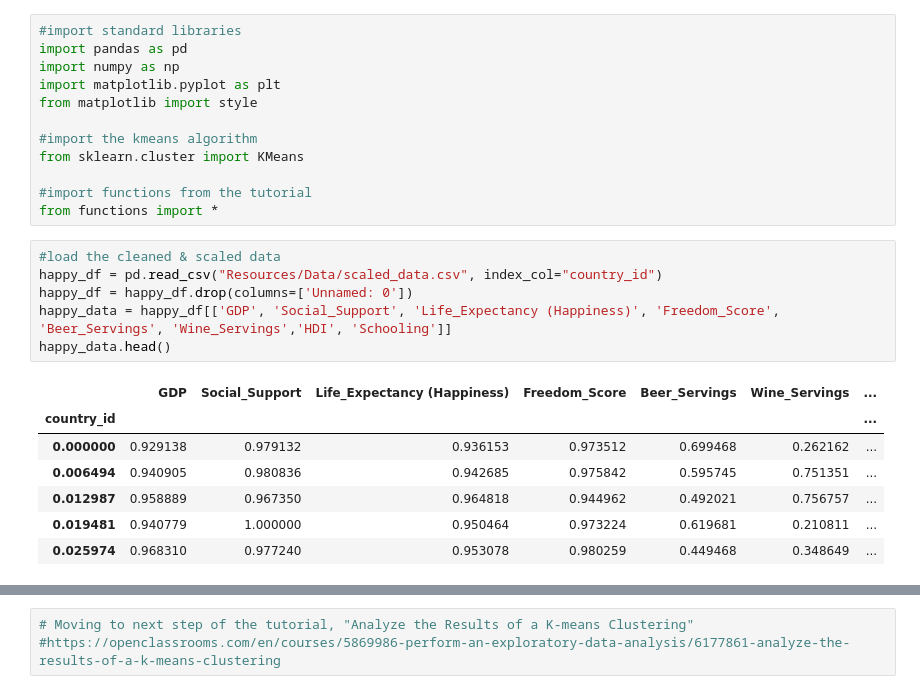
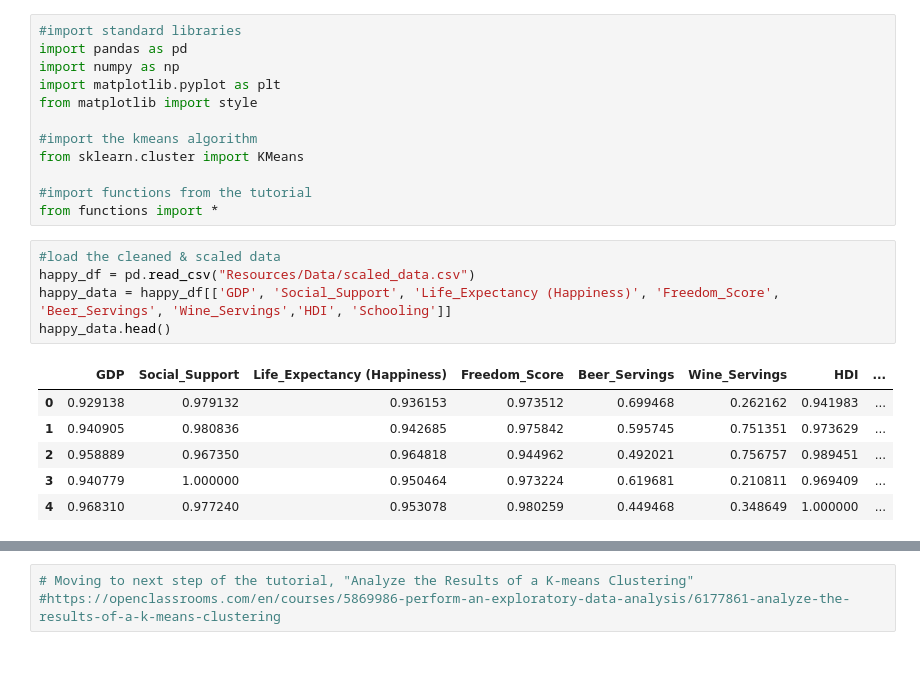
Before and after one commit to staceywai/Final-Project, a Jupyter notebook: exploring_pca_high_correlation.ipynb, the cells around one changed output, grey strips where cells are left out. Drawn from its saved outputs; the diff is of its cells as text; blank space fills up the shorter version.

```diff
--- a/exploring_pca_high_correlation.ipynb
+++ b/exploring_pca_high_correlation.ipynb
@@ -21,18 +21,16 @@ from sklearn.cluster import KMeans
 from functions import *
 # %%
 #load the cleaned & scaled data
-happy_df = pd.read_csv("Resources/Data/scaled_data.csv", index_col="country_id")
-happy_df = happy_df.drop(columns=['Unnamed: 0'])
+happy_df = pd.read_csv("Resources/Data/scaled_data.csv")
 happy_data = happy_df[['GDP', 'Social_Support', 'Life_Expectancy (Happiness)', 'Freedom_Score', 'Beer_Servings', 'Wine_Servings','HDI', 'Schooling']]
 happy_data.head()
 # %% [output]
-|  | GDP | Social_Support | Life_Expectancy (Happiness) | Freedom_Score | Beer_Servings | Wine_Servings | ... |
-| country_id |  |  |  |  |  |  | ... |
-| 0.000000 | 0.929138 | 0.979132 | 0.936153 | 0.973512 | 0.699468 | 0.262162 | ... |
-| 0.006494 | 0.940905 | 0.980836 | 0.942685 | 0.975842 | 0.595745 | 0.751351 | ... |
-| 0.012987 | 0.958889 | 0.967350 | 0.964818 | 0.944962 | 0.492021 | 0.756757 | ... |
-| 0.019481 | 0.940779 | 1.000000 | 0.950464 | 0.973224 | 0.619681 | 0.210811 | ... |
-| 0.025974 | 0.968310 | 0.977240 | 0.953078 | 0.980259 | 0.449468 | 0.348649 | ... |
+|  | GDP | Social_Support | Life_Expectancy (Happiness) | Freedom_Score | Beer_Servings | Wine_Servings | HDI | ... |
+| 0 | 0.929138 | 0.979132 | 0.936153 | 0.973512 | 0.699468 | 0.262162 | 0.941983 | ... |
+| 1 | 0.940905 | 0.980836 | 0.942685 | 0.975842 | 0.595745 | 0.751351 | 0.973629 | ... |
+| 2 | 0.958889 | 0.967350 | 0.964818 | 0.944962 | 0.492021 | 0.756757 | 0.989451 | ... |
+| 3 | 0.940779 | 1.000000 | 0.950464 | 0.973224 | 0.619681 | 0.210811 | 0.969409 | ... |
+| 4 | 0.968310 | 0.977240 | 0.953078 | 0.980259 | 0.449468 | 0.348649 | 1.000000 | ... |
 # %%
 #Running elbow method on the limited data
 distortions = []
```
Also changed, not shown: parts of 6 cells of this notebook, 1 other file.
